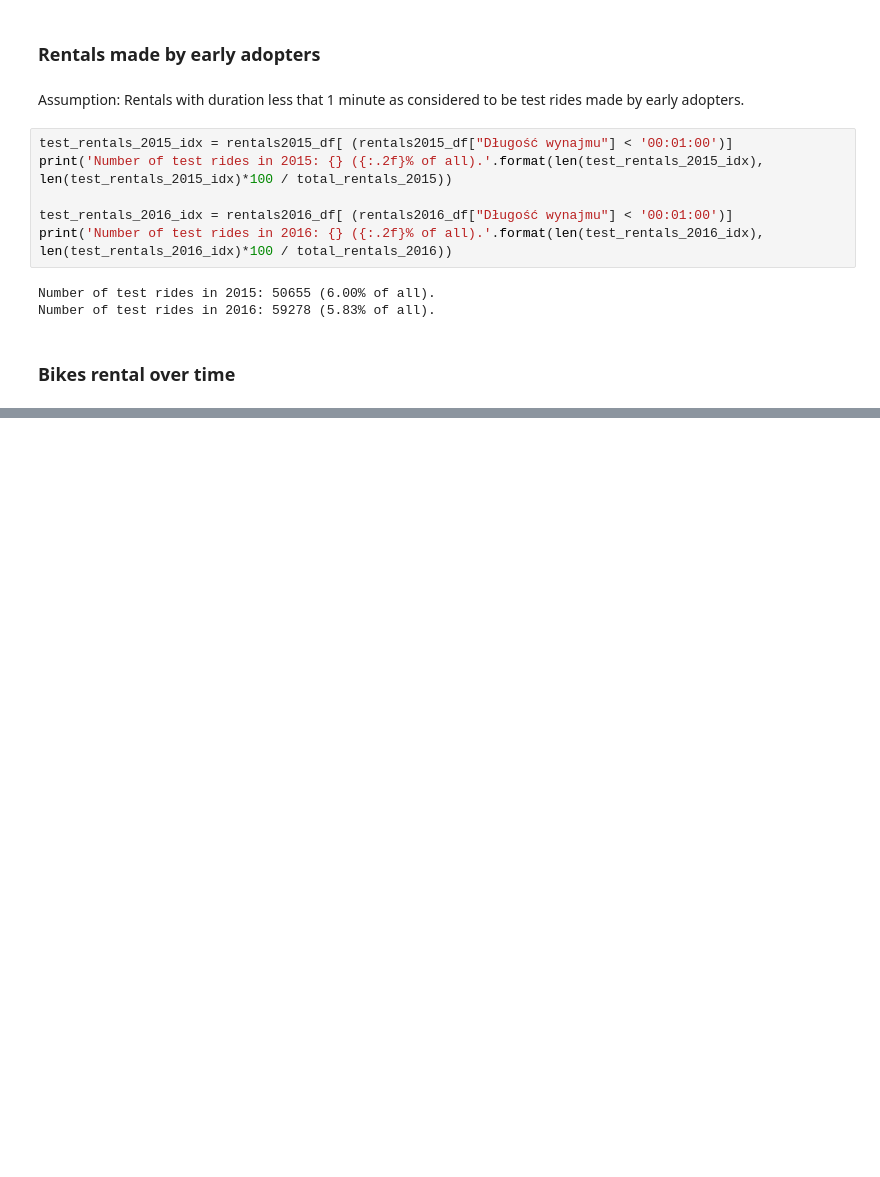
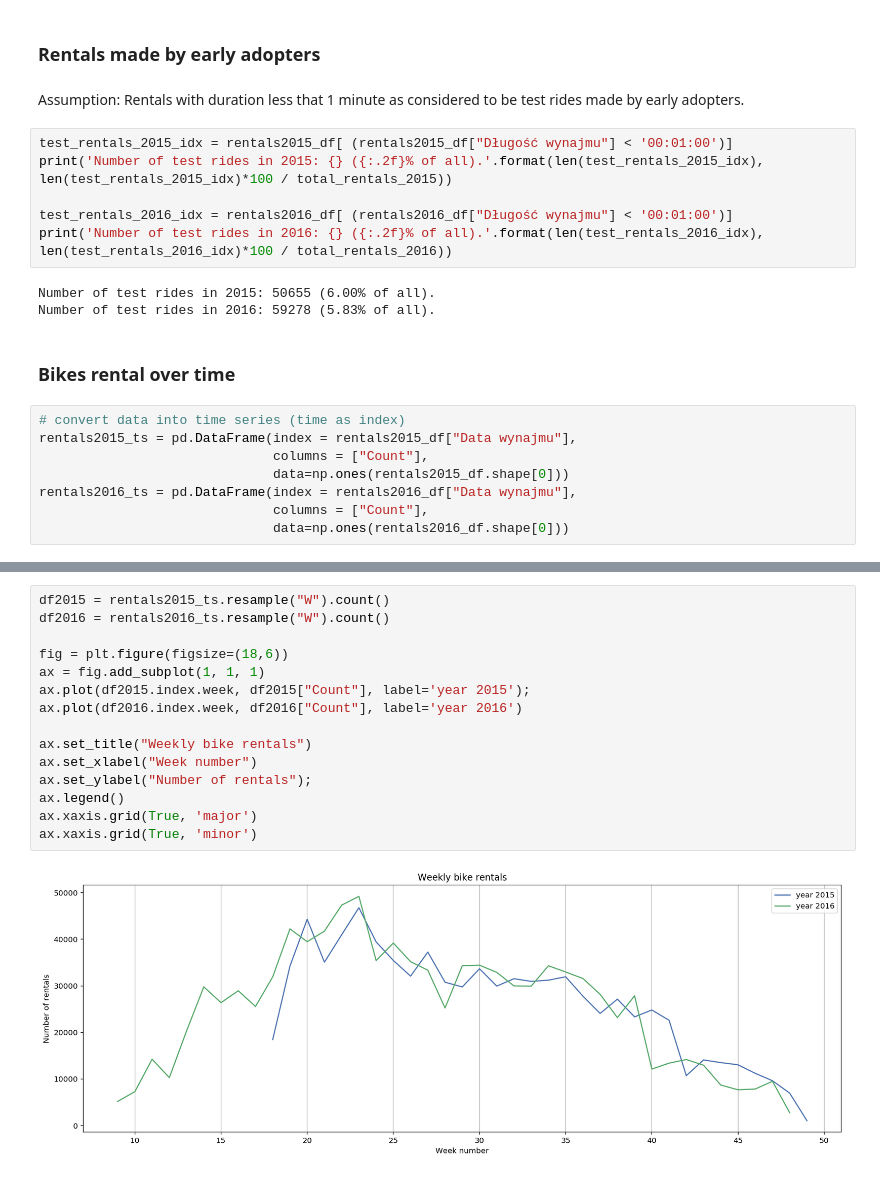
Before and after one commit to mariuszrokita/bike-sharing-demand, a Jupyter notebook: notebooks/wroclawski-rower-miejski/initial-data-exploration.ipynb, the cells around one changed output, grey strips where cells are left out. Cells and saved outputs as stored; diff of their text form; blank space fills up the shorter version.

Commit message:
Weekly bike rentals, Monthly bike rentals

```diff
--- a/notebooks/wroclawski-rower-miejski/initial-data-exploration.ipynb
+++ b/notebooks/wroclawski-rower-miejski/initial-data-exploration.ipynb
@@ -359,4 +359,12 @@ Number of test rides in 2015: 50655 (6.00% of all).
 Number of test rides in 2016: 59278 (5.83% of all).
 # %% [markdown]
 ### Bikes rental over time
+# %%
+# convert data into time series (time as index)
+rentals2015_ts = pd.DataFrame(index = rentals2015_df["Data wynajmu"],
+                              columns = ["Count"],
+                              data=np.ones(rentals2015_df.shape[0]))
+rentals2016_ts = pd.DataFrame(index = rentals2016_df["Data wynajmu"],
+                              columns = ["Count"],
+                              data=np.ones(rentals2016_df.shape[0]))
 # %%
@@ -385,3 +381,20 @@ ax.xaxis.grid(True, 'major')
 ax.xaxis.grid(True, 'minor')
 # %% [output]
 [figure]
+# %%
+df2015 = rentals2015_ts.resample("W").count()
+df2016 = rentals2016_ts.resample("W").count()
+
+fig = plt.figure(figsize=(18,6))
+ax = fig.add_subplot(1, 1, 1)
+ax.plot(df2015.index.week, df2015["Count"], label='year 2015');
+ax.plot(df2016.index.week, df2016["Count"], label='year 2016')
+
+ax.set_title("Weekly bike rentals")
+ax.set_xlabel("Week number")
+ax.set_ylabel("Number of rentals");
+ax.legend()
+ax.xaxis.grid(True, 'major')
+ax.xaxis.grid(True, 'minor')
+# %% [output]
+[figure, added]
```
Also changed, not shown: parts of 4 cells of this notebook.
